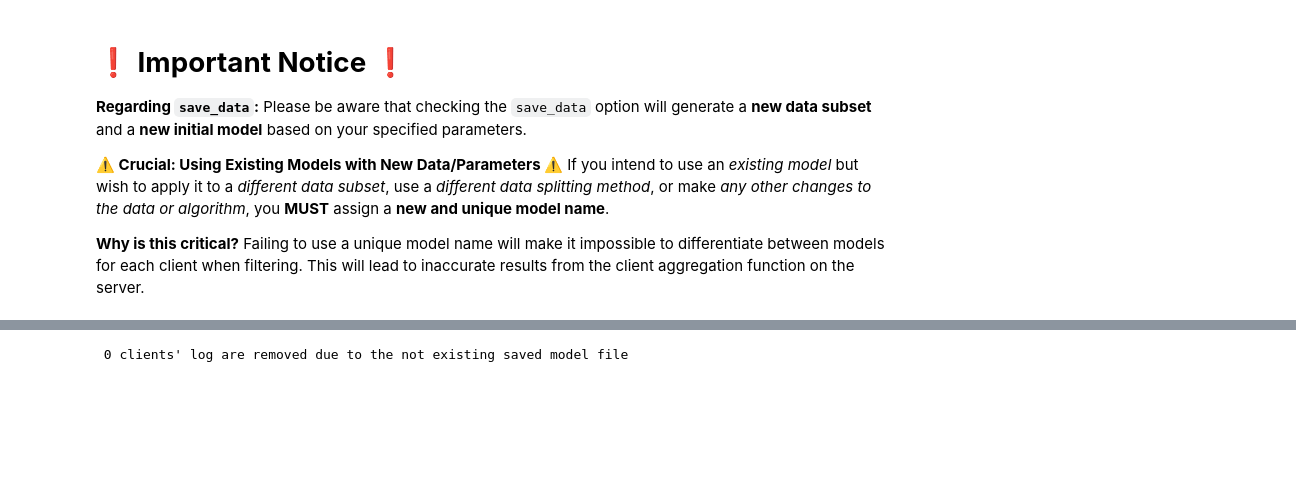
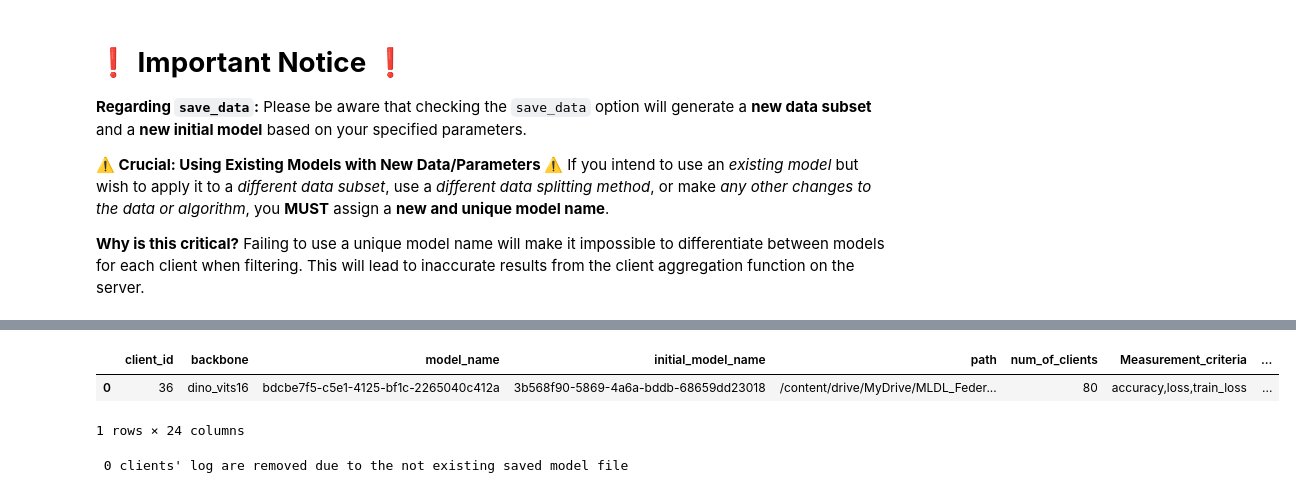
Before and after one commit to mohammad-rahbari/federated-learning_visual-classification, a Jupyter notebook: notebooks/federated_model_visual_classification_v2.ipynb, the cells around one changed output, grey strips where cells are left out. Drawn from its saved outputs; the diff is of its cells as text; code cells hidden in the pictures; blank space fills up the shorter version.

```diff
--- a/notebooks/federated_model_visual_classification_v2.ipynb
+++ b/notebooks/federated_model_visual_classification_v2.ipynb
@@ -843,15 +843,24 @@ Failing to use a unique model name will make it impossible to differentiate betw
 # %%
 
 load_data = True #@param{"type":"boolean"}
-initial_model_name = "8e545fbf-43e4-4007-b143-954acf21ac7a" #@param{"type":"string"}
-path_to_subsets = "/content/drive/MyDrive/MLDL_FederatedLearning/client_subsets/client_data_noniid_80clients_cff083af-465b-4b9f-9745-b170d3acc505.pth" # @param {"type":"string"}
-path_to_class_combs = "/content/drive/MyDrive/MLDL_FederatedLearning/client_subsets/class_combs_noniid80clients_40e18f93-7eb0-45af-8697-3a4c9d1f104b.pth" # @param {"type":"string"}
+initial_model_name = "45f52e4a-ffb1-4751-b2c7-49893515af22" #@param{"type":"string"}
 
 
 
 
 
 if load_data:
+
+  initial_model_log_df = pd.read_csv("/content/drive/MyDrive/MLDL_FederatedLearning/csv/global_log.csv")
+  prev_global_model_name = initial_model_log_df[initial_model_log_df["model_name"] == initial_model_name]["prev_global_model_name"].values[0]
+  prev_clients = pd.read_csv("/content/drive/MyDrive/MLDL_FederatedLearning/csv/client_log.csv")
+  prev_clients = prev_clients[prev_clients["initial_model_name"]== prev_global_model_name];
+
+  path_to_subsets =prev_clients["path_to_subsets"].values[0]
+  path_to_class_combs = prev_clients["path_to_class_combs"].values[0]
+  print(path_to_subsets)
+  print(path_to_class_combs)
+
 
   initial_model_log_df = pd.read_csv("/content/drive/MyDrive/MLDL_FederatedLearning/csv/global_log.csv")
   initial_model_path = initial_model_log_df[initial_model_log_df["model_name"] == initial_model_name]["path"].values[0]
@@ -1019,8 +1029,9 @@ is_model_editing_active = False #@param{"type":"boolean"}
 set_seed(seed,is_seed_fixed)
 
 
-if not spliting_method == "i.i.d. sharing":
+if spliting_method == "i.i.d. sharing":
   path_to_class_combs = " "
+
 
 log_file = "/content/drive/MyDrive/MLDL_FederatedLearning/csv/client_log.csv"
 
@@ -1131,3 +1142,9 @@ Logged client 54 to /content/drive/MyDrive/MLDL_FederatedLearning/csv/client_log
+# %%
+log.head()
+# %% [output]
+|  | client_id | backbone | model_name | initial_model_name | path | num_of_clients | Measurement_criteria | ... |
+| 0 | 36 | dino_vits16 | bdcbe7f5-c5e1-4125-bf1c-2265040c412a | 3b568f90-5869-4a6a-bddb-68659dd23018 | /content/drive/MyDrive/MLDL_Feder... | 80 | accuracy,loss,train_loss | ... |
+1 rows × 24 columns
 # %%
 import pandas as pd
 import os
```
Also changed, not shown: parts of 5 cells of this notebook.
